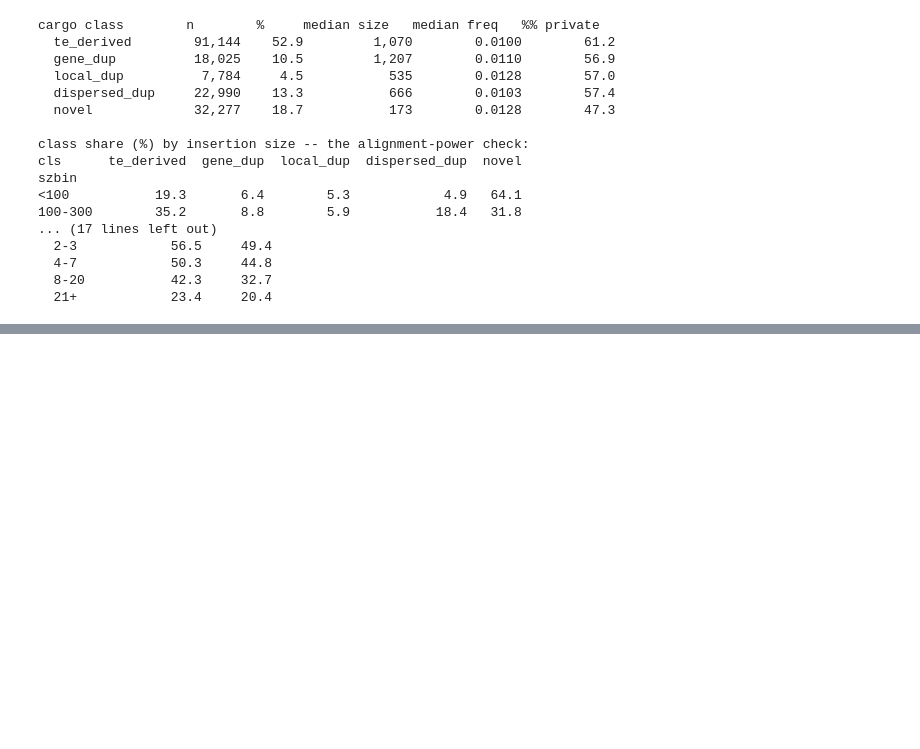
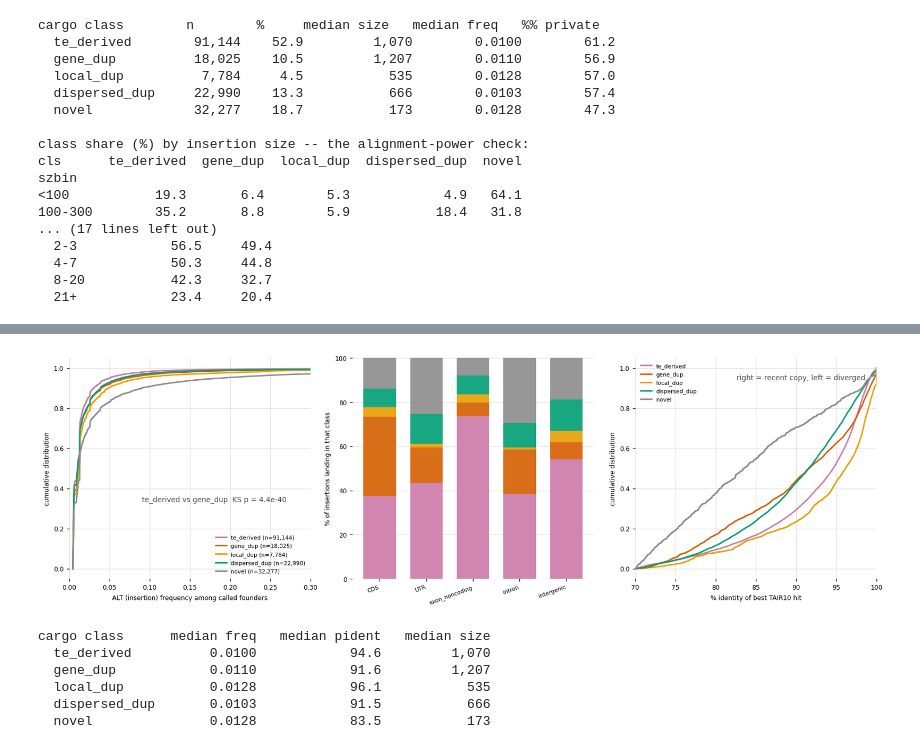
Before and after one commit to Tatianabellagio/kMate, a Jupyter notebook: analysis/grenenet_selection/notebooks/sv_insertion_content.ipynb, the cells around one changed output, grey strips where cells are left out. Saved outputs shown, nothing was run; the diff lists cells and outputs as text; code cells hidden in the pictures; blank space fills up the shorter version.

```diff
--- a/analysis/grenenet_selection/notebooks/sv_insertion_content.ipynb
+++ b/analysis/grenenet_selection/notebooks/sv_insertion_content.ipynb
@@ -365,6 +365,7 @@ SZL=["<100","100-300","300-1k","1k-3k","3k-10k",">10k"]
 
 B=pd.read_csv(f"{G}/insertion_tair10_class.csv",keep_default_na=False)
 B["family"]=B.family.replace("",np.nan)
+B["pident"]=pd.to_numeric(B.pident,errors="coerce")   # blank for the `novel` rows
 D=D.merge(B[["key","cls","family","qcov","pident"]],on="key",how="left")
 D["szbin"]=pd.cut(D["size"],SZB,labels=SZL)
 
@@ -444,0 +456,49 @@ szbin
+# %%
+
+fig,ax=plt.subplots(1,3,figsize=(15,4.6))
+
+# A -- frequency spectrum by cargo class: the section-1 test, applied to cargo
+style(ax[0])
+for c in CARGO:
+    v=np.sort(D.loc[D.cls==c,"freq"].values)
+    ax[0].plot(v,np.arange(1,v.size+1)/v.size,color=KCOL[c],lw=1.8,label=f"{c} (n={v.size:,})")
+ax[0].set_xlabel("ALT (insertion) frequency among called founders")
+ax[0].set_ylabel("cumulative distribution"); ax[0].set_xlim(0,0.3)
+ax[0].legend(frameon=False,fontsize=7,loc="lower right")
+k=stats.ks_2samp(D.loc[D.cls=="te_derived","freq"],D.loc[D.cls=="gene_dup","freq"])
+stat(ax[0],f"te_derived vs gene_dup  KS p = {pfmt(k.pvalue)}",loc=(0.30,0.35))
+
+# B -- cargo composition by where the insertion landed
+style(ax[1],axis="y")
+comp=(pd.crosstab(D.genic,D.cls,normalize="index")*100)[CARGO].reindex(CLS)
+bot=np.zeros(len(CLS))
+for c in CARGO:
+    ax[1].bar(np.arange(len(CLS)),comp[c].values,bottom=bot,width=0.7,color=KCOL[c],
+              alpha=0.9,label=c,linewidth=0)
+    bot+=comp[c].values
+ax[1].set_xticks(np.arange(len(CLS))); ax[1].set_xticklabels(CLS,fontsize=7,rotation=20,ha="right")
+ax[1].set_ylabel("% of insertions landing in that class"); ax[1].set_ylim(0,100)
+
+# C -- identity of the best TAIR10 hit: a proxy for how long ago the copy arose
+style(ax[2])
+for c in CARGO:
+    v=np.sort(D.loc[(D.cls==c)&D.pident.notna(),"pident"].values)
+    if v.size==0: continue
+    ax[2].plot(v,np.arange(1,v.size+1)/v.size,color=KCOL[c],lw=1.8,label=c)
+ax[2].set_xlabel("% identity of best TAIR10 hit"); ax[2].set_ylabel("cumulative distribution")
+ax[2].set_xlim(70,100); ax[2].legend(frameon=False,fontsize=7,loc="upper left")
+stat(ax[2],"right = recent copy, left = diverged",loc=(0.42,0.90))
+fig.tight_layout(); fig.savefig(f"{G}/plots/ins_cargo_classes.png",dpi=130,bbox_inches="tight"); plt.show()
+
+print("cargo class      median freq   median pident   median size")
+for c in CARGO:
+    s=D[D.cls==c]
+    print(f"  {c:<16}{s.freq.median():>10.4f}{s.pident.median():>16.1f}{s['size'].median():>14,.0f}")
+# %% [output]
+[figure, added]
+cargo class      median freq   median pident   median size
+  te_derived          0.0100            94.6         1,070
+  gene_dup            0.0110            91.6         1,207
+  local_dup           0.0128            96.1           535
+  dispersed_dup       0.0103            91.5           666
+  novel               0.0128            83.5           173
```
Also changed, not shown: parts of 4 cells of this notebook, 3 other files.
